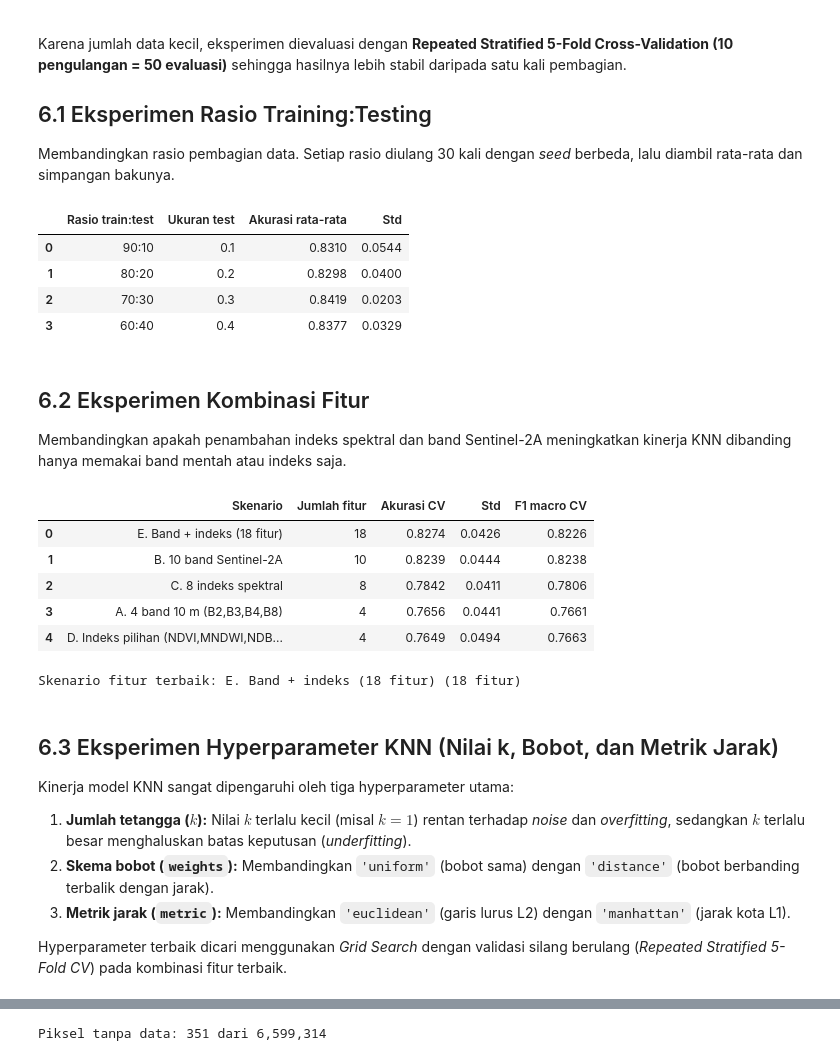
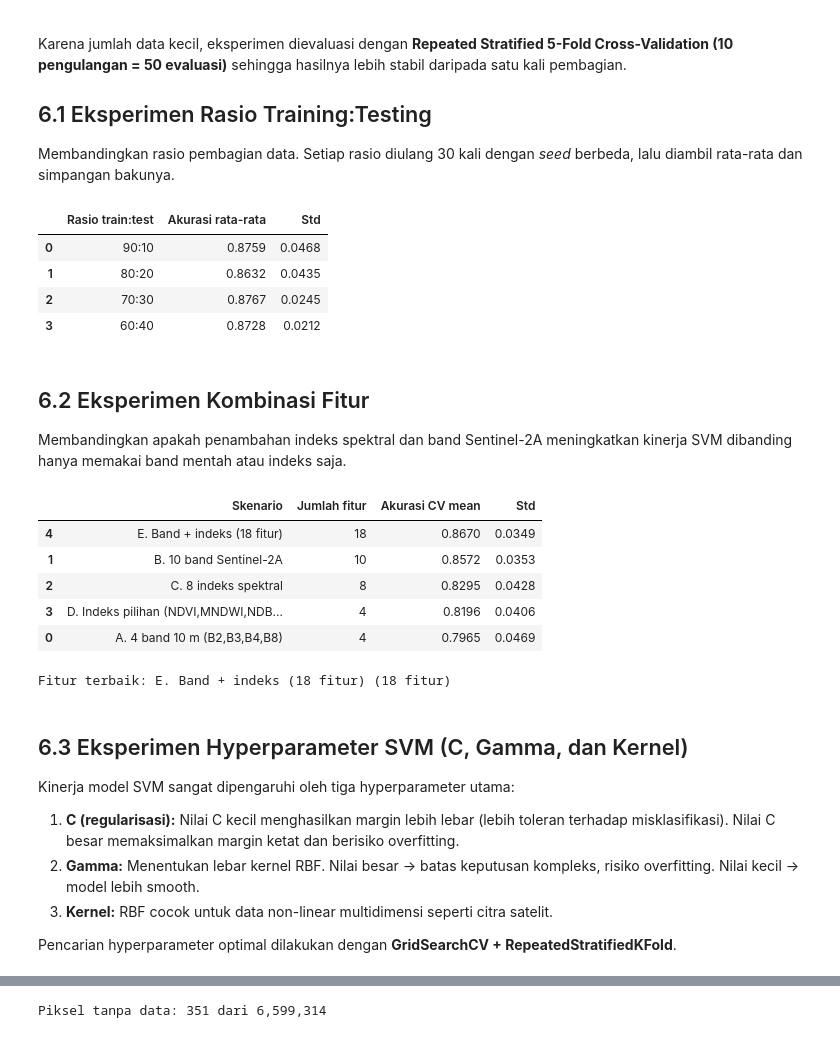
Before and after one commit to Okansyailendra/PSD, a Jupyter notebook: _sources/klasifikasi_jawa_timur/klasifikasi_jawa_timur_sentinel2a.ipynb, the cells around one changed output, grey strips where cells are left out. Cells and saved outputs as stored; diff of their text form; code cells hidden in the pictures.

```diff
--- a/_sources/klasifikasi_jawa_timur/klasifikasi_jawa_timur_sentinel2a.ipynb
+++ b/_sources/klasifikasi_jawa_timur/klasifikasi_jawa_timur_sentinel2a.ipynb
@@ -674,66 +664,76 @@ for ts in [0.10, 0.20, 0.30, 0.40]:
             X, y, test_size=ts, stratify=y, random_state=SEED + r)
         m = Pipeline([
             ("scaler", StandardScaler()),
-            ("knn", KNeighborsClassifier(n_neighbors=5, weights="distance"))
+            ("svm", SVC(kernel="rbf", C=10, gamma="scale", random_state=SEED))
         ]).fit(X_tr, y_tr)
         skor.append(accuracy_score(y_te, m.predict(X_te)))
     hasil_rasio.append({
         "Rasio train:test": f"{int((1-ts)*100)}:{int(ts*100)}",
-        "Ukuran test": ts,
         "Akurasi rata-rata": np.mean(skor),
-        "Std": np.std(skor),
+        "Std":               np.std(skor),
     })
+
 tab_rasio = pd.DataFrame(hasil_rasio)
-display(tab_rasio.round(4))
+tab_rasio["Akurasi rata-rata"] = tab_rasio["Akurasi rata-rata"].map("{:.4f}".format)
+tab_rasio["Std"]               = tab_rasio["Std"].map("{:.4f}".format)
+display(tab_rasio)
 # %% [output]
-|  | Rasio train:test | Ukuran test | Akurasi rata-rata | Std |
-| 0 | 90:10 | 0.1 | 0.8310 | 0.0544 |
-| 1 | 80:20 | 0.2 | 0.8298 | 0.0400 |
-| 2 | 70:30 | 0.3 | 0.8419 | 0.0203 |
-| 3 | 60:40 | 0.4 | 0.8377 | 0.0329 |
+|  | Rasio train:test | Akurasi rata-rata | Std |
+| 0 | 90:10 | 0.8759 | 0.0468 |
+| 1 | 80:20 | 0.8632 | 0.0435 |
+| 2 | 70:30 | 0.8767 | 0.0245 |
+| 3 | 60:40 | 0.8728 | 0.0212 |
 # %% [markdown]
 ## 6.2 Eksperimen Kombinasi Fitur
-Membandingkan apakah penambahan indeks spektral dan band Sentinel-2A meningkatkan kinerja KNN dibanding hanya memakai band mentah atau indeks saja.
+Membandingkan apakah penambahan indeks spektral dan band Sentinel-2A meningkatkan kinerja SVM dibanding hanya memakai band mentah atau indeks saja.
 # %%
 cv = RepeatedStratifiedKFold(n_splits=5, n_repeats=10, random_state=SEED)
 
 skenario_fitur = {
     "A. 4 band 10 m (B2,B3,B4,B8)":            ["B2", "B3", "B4", "B8"],
     "B. 10 band Sentinel-2A":                  BAND_ASLI,
     "C. 8 indeks spektral":                    INDEKS,
     "D. Indeks pilihan (NDVI,MNDWI,NDBI,BSI)": ["NDVI", "MNDWI", "NDBI", "BSI"],
     "E. Band + indeks (18 fitur)":             FITUR_SEMUA,
 }
 hasil_fitur = []
 for nama, cols in skenario_fitur.items():
     pip = Pipeline([
         ("scaler", StandardScaler()),
-        ("knn", KNeighborsClassifier(n_neighbors=5, weights="distance"))
+        ("svm", SVC(kernel="rbf", C=10, gamma="scale", random_state=SEED))
     ])
-    s = cross_val_score(pip, df[cols], y, cv=cv, scoring="accuracy")
-    f = cross_val_score(pip, df[cols], y, cv=cv, scoring="f1_macro")
-    hasil_fitur.append({"Skenario": nama, "Jumlah fitur": len(cols),
-                        "Akurasi CV": s.mean(), "Std": s.std(), "F1 macro CV": f.mean()})
-tab_fitur = pd.DataFrame(hasil_fitur).sort_values("Akurasi CV", ascending=False).reset_index(drop=True)
-display(tab_fitur.round(4))
+    skor = cross_val_score(pip, df[cols], y, cv=cv, scoring="accuracy", n_jobs=-1)
+    hasil_fitur.append({
+        "Skenario": nama,
+        "Jumlah fitur": len(cols),
+        "Akurasi CV mean": skor.mean(),
+        "Std": skor.std(),
+    })
 
-FITUR_FINAL_NAMA = tab_fitur.loc[0, "Skenario"]
-FITUR_FINAL = skenario_fitur[FITUR_FINAL_NAMA]
-print("\nSkenario fitur terbaik:", FITUR_FINAL_NAMA, f"({len(FITUR_FINAL)} fitur)")
+tab_fitur = pd.DataFrame(hasil_fitur).sort_values("Akurasi CV mean", ascending=False)
+tab_fitur["Akurasi CV mean"] = tab_fitur["Akurasi CV mean"].map("{:.4f}".format)
+tab_fitur["Std"]             = tab_fitur["Std"].map("{:.4f}".format)
+display(tab_fitur)
+
+# Tentukan fitur terbaik dari eksperimen
+BEST_FITUR_NAMA = tab_fitur.iloc[0]["Skenario"]
+FITUR_FINAL_NAMA = BEST_FITUR_NAMA
+FITUR_FINAL = skenario_fitur[BEST_FITUR_NAMA]
+print(f"\nFitur terbaik: {BEST_FITUR_NAMA} ({len(FITUR_FINAL)} fitur)")
 # %% [output]
-|  | Skenario | Jumlah fitur | Akurasi CV | Std | F1 macro CV |
-| 0 | E. Band + indeks (18 fitur) | 18 | 0.8274 | 0.0426 | 0.8226 |
-| 1 | B. 10 band Sentinel-2A | 10 | 0.8239 | 0.0444 | 0.8238 |
-| 2 | C. 8 indeks spektral | 8 | 0.7842 | 0.0411 | 0.7806 |
-| 3 | A. 4 band 10 m (B2,B3,B4,B8) | 4 | 0.7656 | 0.0441 | 0.7661 |
-| 4 | D. Indeks pilihan (NDVI,MNDWI,NDB... | 4 | 0.7649 | 0.0494 | 0.7663 |
+|  | Skenario | Jumlah fitur | Akurasi CV mean | Std |
+| 4 | E. Band + indeks (18 fitur) | 18 | 0.8670 | 0.0349 |
+| 1 | B. 10 band Sentinel-2A | 10 | 0.8572 | 0.0353 |
+| 2 | C. 8 indeks spektral | 8 | 0.8295 | 0.0428 |
+| 3 | D. Indeks pilihan (NDVI,MNDWI,NDB... | 4 | 0.8196 | 0.0406 |
+| 0 | A. 4 band 10 m (B2,B3,B4,B8) | 4 | 0.7965 | 0.0469 |
-Skenario fitur terbaik: E. Band + indeks (18 fitur) (18 fitur)
+Fitur terbaik: E. Band + indeks (18 fitur) (18 fitur)
 # %% [markdown]
-## 6.3 Eksperimen Hyperparameter KNN (Nilai k, Bobot, dan Metrik Jarak)
-Kinerja model KNN sangat dipengaruhi oleh tiga hyperparameter utama:
-1. **Jumlah tetangga ($k$):** Nilai $k$ terlalu kecil (misal $k=1$) rentan terhadap *noise* dan *overfitting*, sedangkan $k$ terlalu besar menghaluskan batas keputusan (*underfitting*).
-2. **Skema bobot (`weights`):** Membandingkan `'uniform'` (bobot sama) dengan `'distance'` (bobot berbanding terbalik dengan jarak).
-3. **Metrik jarak (`metric`):** Membandingkan `'euclidean'` (garis lurus L2) dengan `'manhattan'` (jarak kota L1).
+## 6.3 Eksperimen Hyperparameter SVM (C, Gamma, dan Kernel)
+Kinerja model SVM sangat dipengaruhi oleh tiga hyperparameter utama:
+1. **C (regularisasi):** Nilai C kecil menghasilkan margin lebih lebar (lebih toleran terhadap misklasifikasi). Nilai C besar memaksimalkan margin ketat dan berisiko overfitting.
+2. **Gamma:** Menentukan lebar kernel RBF. Nilai besar → batas keputusan kompleks, risiko overfitting. Nilai kecil → model lebih smooth.
+3. **Kernel:** RBF cocok untuk data non-linear multidimensi seperti citra satelit.
 
-Hyperparameter terbaik dicari menggunakan *Grid Search* dengan validasi silang berulang (*Repeated Stratified 5-Fold CV*) pada kombinasi fitur terbaik.
+Pencarian hyperparameter optimal dilakukan dengan **GridSearchCV + RepeatedStratifiedKFold**.
 # %%
```
Also changed, not shown: parts of 16 cells of this notebook, 3 other files.
